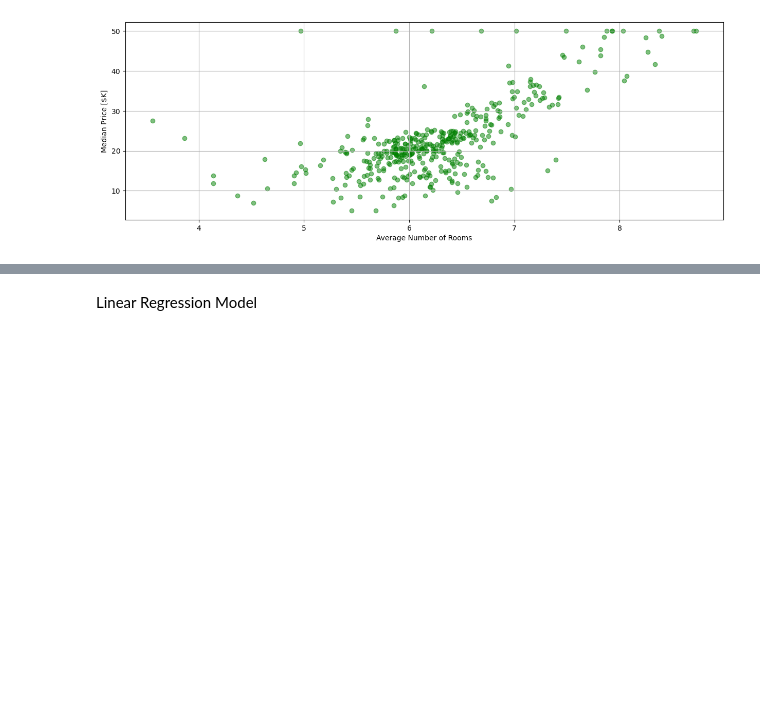
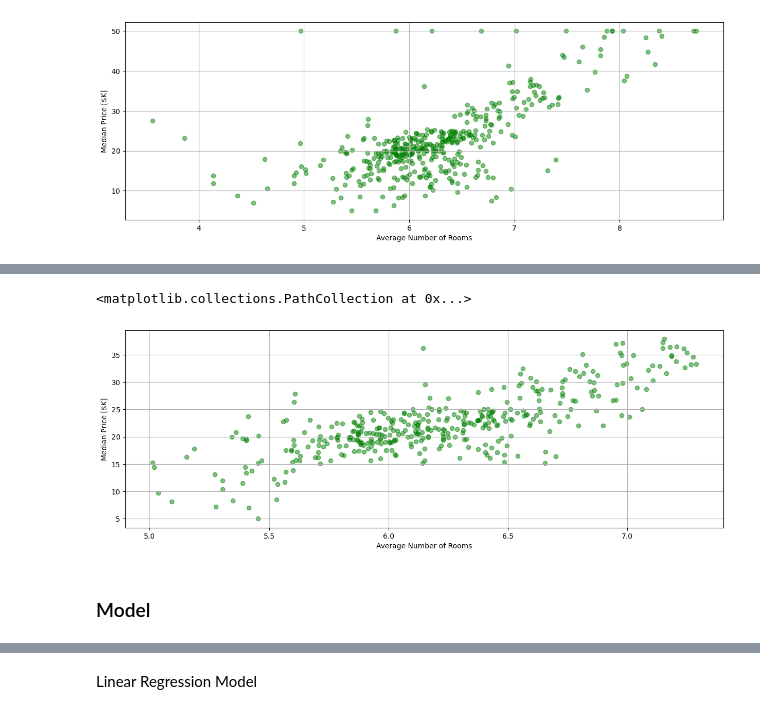
Before and after one commit to mohAhanin/Deep-Learning-Journey, a Jupyter notebook: Intro to Tensorflow (Computer Vision)/Modeling Linear Regression.ipynb, the cells around one changed output, grey strips where cells are left out. Drawn from its saved outputs; the diff is of its cells as text; code cells hidden in the pictures; blank space fills up the shorter version.

Commit message:
linear model optimization

```diff
--- a/Intro to Tensorflow (Computer Vision)/Modeling Linear Regression.ipynb
+++ b/Intro to Tensorflow (Computer Vision)/Modeling Linear Regression.ipynb
@@ -97,0 +148,11 @@ plt.scatter(X_train_1d[:], y_train, color="green", alpha=0.5)
+# %%
+# Combine the datasets
+X = pd.DataFrame(X_train.tolist() + X_test.tolist(), columns=[f'feature_{i}' for i in range(X_train.shape[1])])
+y = pd.Series(y_train.tolist() + y_test.tolist(), name='target')
+
+# Create a new DataFrame with feature_5 and target
+df_new = pd.DataFrame({
+    'feature_5': X.iloc[:, 5],
+    'target': y
+})
+df_new
@@ -97,0 +173,13 @@ plt.scatter(X_train_1d[:], y_train, color="green", alpha=0.5)
+# %%
+# Calculate Q1 and Q3
+Q1 = df_new['feature_5'].quantile(0.25)
+Q3 = df_new['feature_5'].quantile(0.75)
+IQR = Q3 - Q1
+
+# Determine the outlier boundaries
+lower_bound = Q1 - 1.5 * IQR
+upper_bound = Q3 + 1.5 * IQR
+
+# Filter out the outliers
+df_filtered = df_new[(df['feature_5'] >= lower_bound) & (df_new['feature_5'] <= upper_bound)]
+df_filtered
@@ -97,0 +200,5 @@ plt.scatter(X_train_1d[:], y_train, color="green", alpha=0.5)
+# %%
+df_filtered = df_filtered[df_filtered['target']<40]
+df_filtered = df_filtered[(df_filtered['feature_5']<7.3)&(df_filtered['feature_5']>5)]
+
+df_filtered
@@ -97,0 +219,11 @@ plt.scatter(X_train_1d[:], y_train, color="green", alpha=0.5)
+# %%
+plt.figure(figsize=(15, 5))
+
+plt.xlabel("Average Number of Rooms")
+plt.ylabel("Median Price [$K]")
+plt.grid("on")
+
+plt.scatter(df_filtered['feature_5'], df_filtered['target'], color="green", alpha=0.5)
+# %% [output]
+<matplotlib.collections.PathCollection at 0x...>
+[figure, added]
@@ -97,0 +238,2 @@ plt.scatter(X_train_1d[:], y_train, color="green", alpha=0.5)
+# %% [markdown]
+### Model
```
Also changed, not shown: parts of 23 cells of this notebook.
